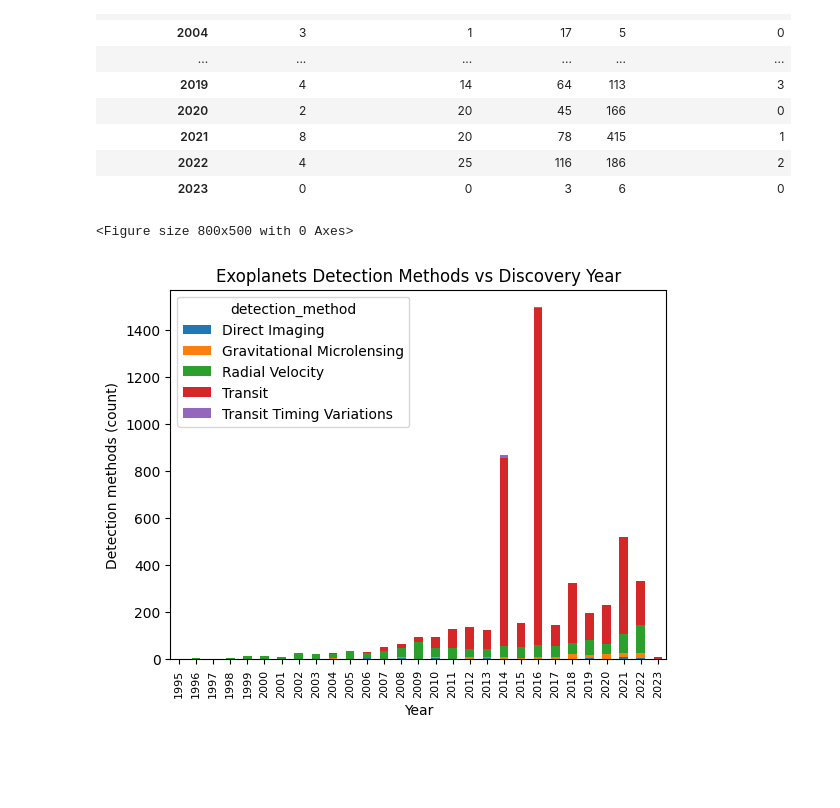
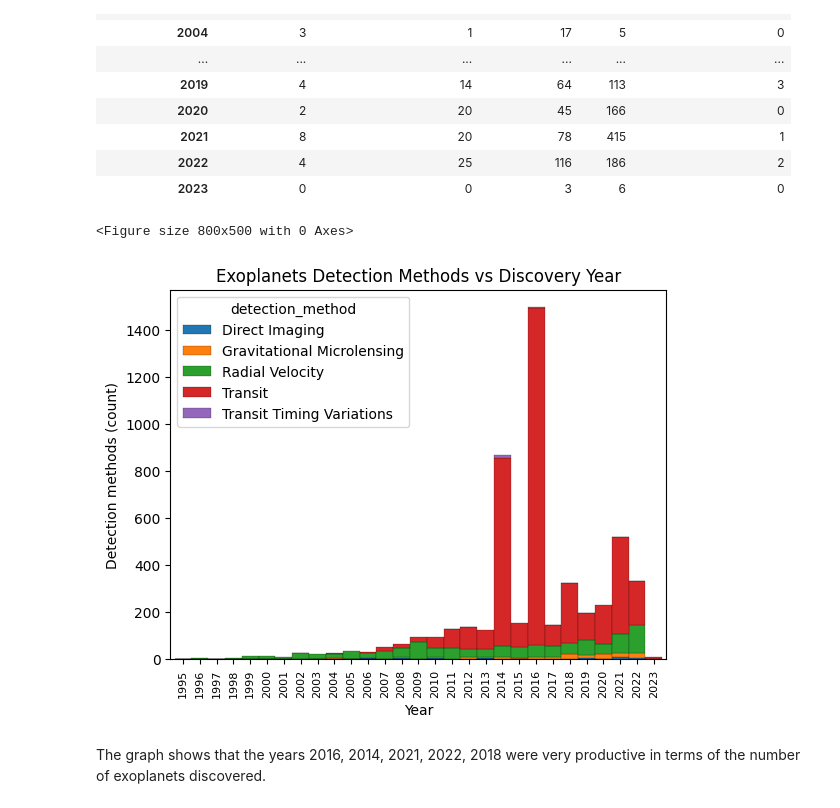
Before and after one commit to 7086600/da_final_project, a Jupyter notebook: da_final_project.ipynb, the cells around one changed output. Saved outputs shown, nothing was run; the diff lists cells and outputs as text; code cells hidden in the pictures; blank space fills up the shorter version.

Commit message:
refactoring stacked bar plot and conclusion on it

```diff
--- a/da_final_project.ipynb
+++ b/da_final_project.ipynb
@@ -570,13 +570,14 @@ exoplanets_cleaned_by_year_detection
 # %%
 #creating stacked bar plot
 plt.figure(figsize=(8, 5), frameon=True)
-exoplanets_cleaned_by_year_detection.plot(kind='bar', stacked=True)
+exoplanets_cleaned_by_year_detection.plot(kind='bar', stacked=True, width=1.0, edgecolor='black', linewidth=0.15)
 plt.title('Exoplanets Detection Methods vs Discovery Year')
 plt.xlabel('Year')
 plt.ylabel('Detection methods (count)')
 plt.xticks(fontsize=8)
-# plt.legend(title='Detection Method', bbox_to_anchor=(1.05, 1), loc='upper left')
 plt.show()
 # %% [output]
 <Figure size 800x500 with 0 Axes>
-[figure, old version]
+[figure, new version]
+# %% [markdown]
+The graph shows that the years 2016, 2014, 2021, 2022, 2018 were very productive in terms of the number of exoplanets discovered.
```
